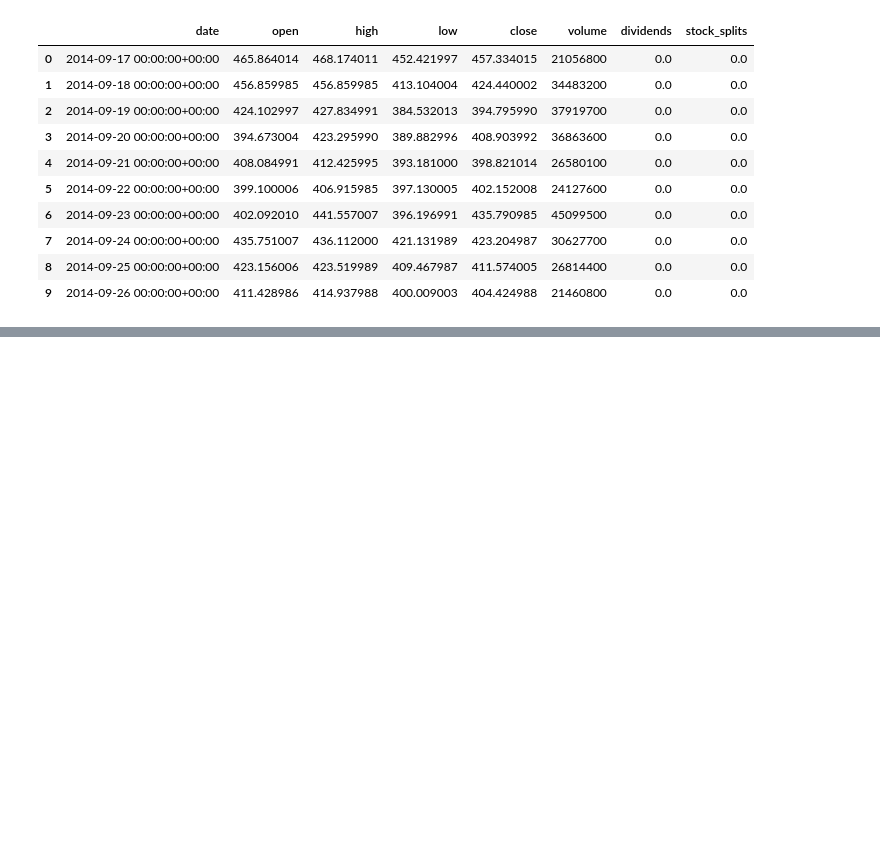
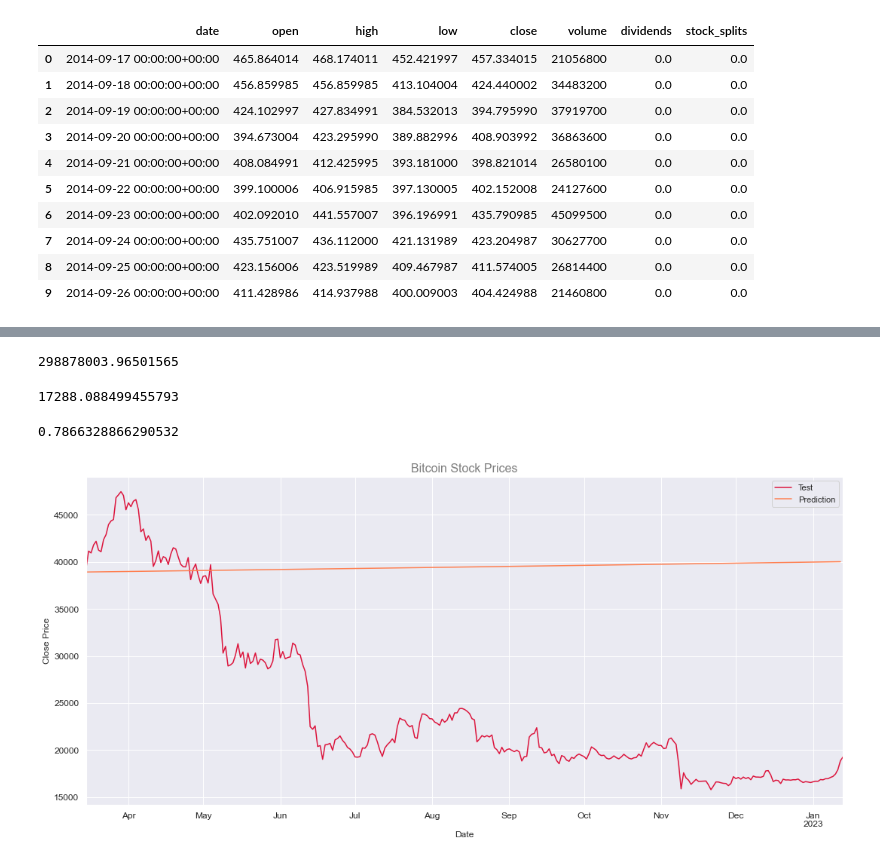
Before and after one commit to GiovannaBezerra/criptocurrency_price_prediction, a Jupyter notebook: cryptocurrency_price_prediction.ipynb, the cells around one changed output, grey strips where cells are left out. Cells and saved outputs as stored; diff of their text form; code cells hidden in the pictures; blank space fills up the shorter version.

```diff
--- a/cryptocurrency_price_prediction.ipynb
+++ b/cryptocurrency_price_prediction.ipynb
@@ -112,0 +136,5 @@ plt.show()
+# %%
+
+model = AutoTS(forecast_length=304, frequency='infer', ensemble='simple')
+# %%
+model = model.fit(df_train, date_col='date', value_col='close', id_col=None)
@@ -112,0 +297,5 @@ plt.show()
+# %%
+prediction = model.predict()
+forecast = prediction.forecast
+print("Stock Price Prediction of Bitcoin")
+print(forecast)
@@ -112,0 +318,3 @@ plt.show()
+# %%
+y_true = df_test.set_index('date')
+y_pred = forecast
@@ -112,0 +352,36 @@ plt.show()
+# %%
+mean_squared_error(y_true, y_pred)
+# %% [output]
+298878003.96501565
+# %%
+mean_squared_error(y_true, y_pred, squared=False)
+# %% [output]
+17288.088499455793
+# %%
+# Erro Absoluto Percentual Médio ou MAPE
+# Um valor de MAPE baixo significa que as previsões estão próximas dos valores observados
+# um valor alto indica que as previsões estão longe dos valores observados (o modelo precisa ser melhorado)
+# mape = mean_absolute_percentage_error(y_true, y_pred)
+# print("MAPE: {:.2f}%".format(mape*100))
+
+mean_absolute_percentage_error(y_true, y_pred)
+# %% [output]
+0.7866328866290532
+# %%
+# Graph:
+
+df_train_graph = df_train.set_index('date')
+df_test_graph = df_test.set_index('date')
+
+
+sns.set_theme()
+#df_train_graph.close.plot( figsize=(18,8), fontsize=12, label='Train', color='DarkCyan')
+df_test_graph.close.plot(figsize=(18,8), fontsize=12, label='Test', color='Crimson')
+y_pred.close.plot(figsize=(18,8), fontsize=12, label='Prediction', color='Coral')
+plt.legend()
+plt.title("Bitcoin Stock Prices", fontsize=16, color='Grey')
+plt.xlabel("Date")
+plt.ylabel("Close Price")
+plt.show()
+# %% [output]
+[figure, added]
```
Also changed, not shown: parts of 22 cells of this notebook.
